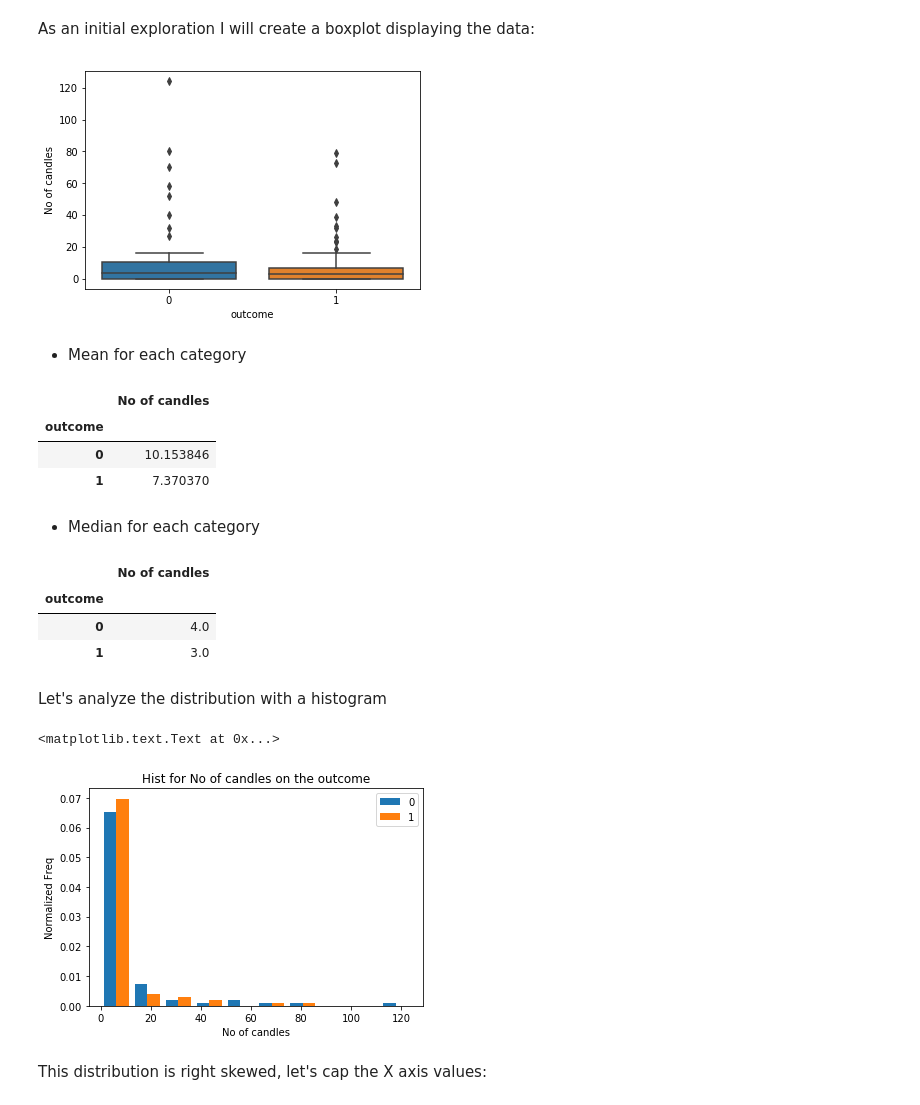
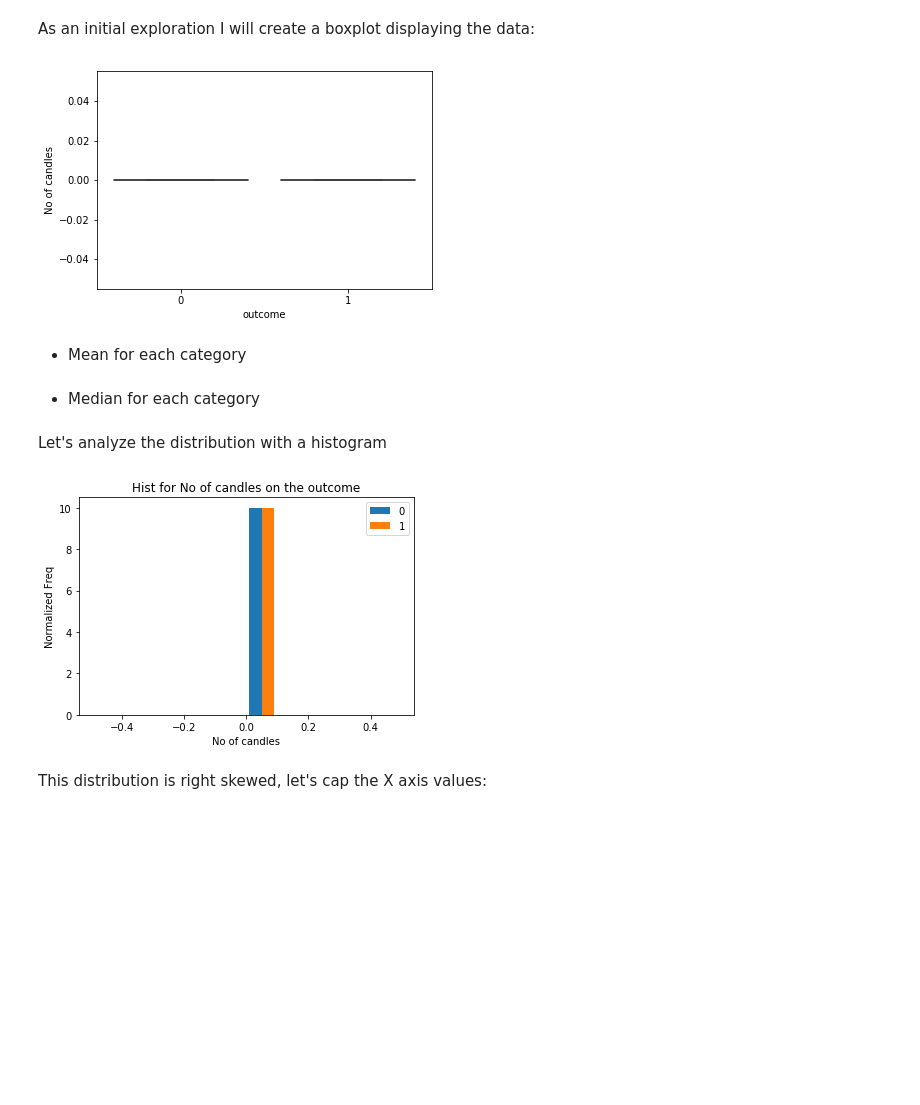
Before and after one commit to FOREXfunguru/FOREX, a Jupyter notebook: notebooks/Binary_classifier_cont_trades.ipynb, the cells around one changed output. Cells and saved outputs as stored; diff of their text form; code cells hidden in the pictures; blank space fills up the shorter version.

```diff
--- a/notebooks/Binary_classifier_cont_trades.ipynb
+++ b/notebooks/Binary_classifier_cont_trades.ipynb
@@ -150,11 +151,12 @@ def digit_binary(x,transl_dict,name):
 
     return transl_dict[x[name]]
 
-contDF['ext_outcome']=contDF.apply(digit_binary,axis=1,transl_dict=transl_dict, name='ext_outcome')
+if "ext_outcome" in contDF: contDF['ext_outcome']=contDF.apply(digit_binary,axis=1,transl_dict=transl_dict, name='ext_outcome')
 contDF['outcome']=contDF.apply(digit_binary,axis=1,transl_dict=transl_dict, name='outcome')
 contDF['entry on RSI']=contDF.apply(digit_binary,axis=1,transl_dict=transl_dict, name='entry on RSI')
-contDF['strong trend']=contDF.apply(digit_binary,axis=1,transl_dict=transl_dict, name='strong trend')
+if "strong_trend" in contDF: contDF['strong trend']=contDF.apply(digit_binary,axis=1,transl_dict=transl_dict, name='strong trend')
 # %% [markdown]
 ## Selecting the desired timeframe
 # %%
-contDF=contDF[contDF.timeframe == 'H12']
+contDF=contDF[contDF.timeframe == 'H6']
+print(contDF.columns)
@@ -175,2 +183,0 @@ For now I am not going to consider the trades having an outcome of 'B'. So, let'
-# %%
-contDF=contDF[contDF.outcome != 'B']
@@ -254,42 +255,31 @@ This variable represents the number of candles since the beginning of the trade
 # %% [markdown]
 As an initial exploration I will create a boxplot displaying the data:
 # %%
-ax = sns.boxplot(x=outcome_lab, y="No of candles", data=contDF)
+if "No of candles" in contDF: ax = sns.boxplot(x=outcome_lab, y="No of candles", data=contDF)
 # %% [output]
-[figure, old version]
+[figure, new version]
 # %% [markdown]
 * Mean for each category
 # %%
-contDF.groupby(outcome_lab).agg({'No of candles': 'mean'})
+if "No of candles" in contDF: contDF.groupby(outcome_lab).agg({'No of candles': 'mean'})
-# %% [output]
-|  | No of candles |
-| outcome |  |
-| 0 | 10.153846 |
-| 1 | 7.370370 |
 # %% [markdown]
 * Median for each category
 # %%
-contDF.groupby(outcome_lab).agg({'No of candles': 'median'})
+if "No of candles" in contDF: contDF.groupby(outcome_lab).agg({'No of candles': 'median'})
-# %% [output]
-|  | No of candles |
-| outcome |  |
-| 0 | 4.0 |
-| 1 | 3.0 |
 # %% [markdown]
 Let's analyze the distribution with a histogram
 # %%
-succ=contDF.loc[contDF[outcome_lab]==1]['No of candles']
-fail=contDF.loc[contDF[outcome_lab]==0]['No of candles']
+if "No of candles" in contDF: succ=contDF.loc[contDF[outcome_lab]==1]['No of candles']
+if "No of candles" in contDF: fail=contDF.loc[contDF[outcome_lab]==0]['No of candles']
 # %%
-plt.hist([fail,succ], bins = 10, normed=True, label=['0','1'])
+if "No of candles" in contDF: plt.hist([fail,succ], bins = 10, normed=True, label=['0','1'])
 
-plt.legend()
-plt.xlabel('No of candles')
-plt.ylabel('Normalized Freq')
-plt.title('Hist for No of candles on the outcome')
+if "No of candles" in contDF: plt.legend()
+if "No of candles" in contDF: plt.xlabel('No of candles')
+if "No of candles" in contDF: plt.ylabel('Normalized Freq')
+if "No of candles" in contDF: plt.title('Hist for No of candles on the outcome')
 # %% [output]
-<matplotlib.text.Text at 0x...>
-[figure, old version]
+[figure, new version]
 # %% [markdown]
 This distribution is right skewed, let's cap the X axis values:
 # %%
```
Also changed, not shown: parts of 93 cells of this notebook, 2 other files.
